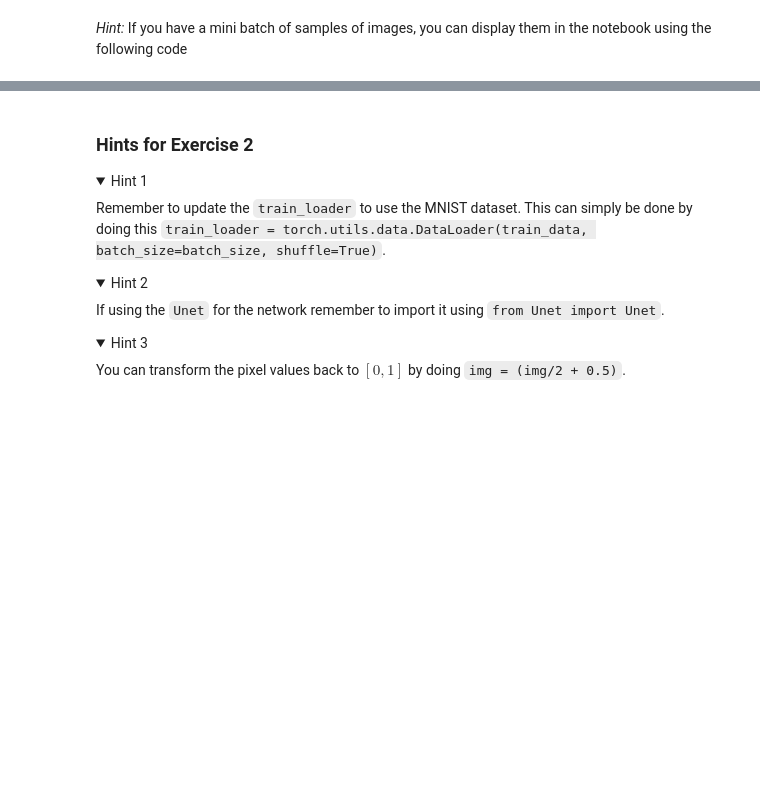
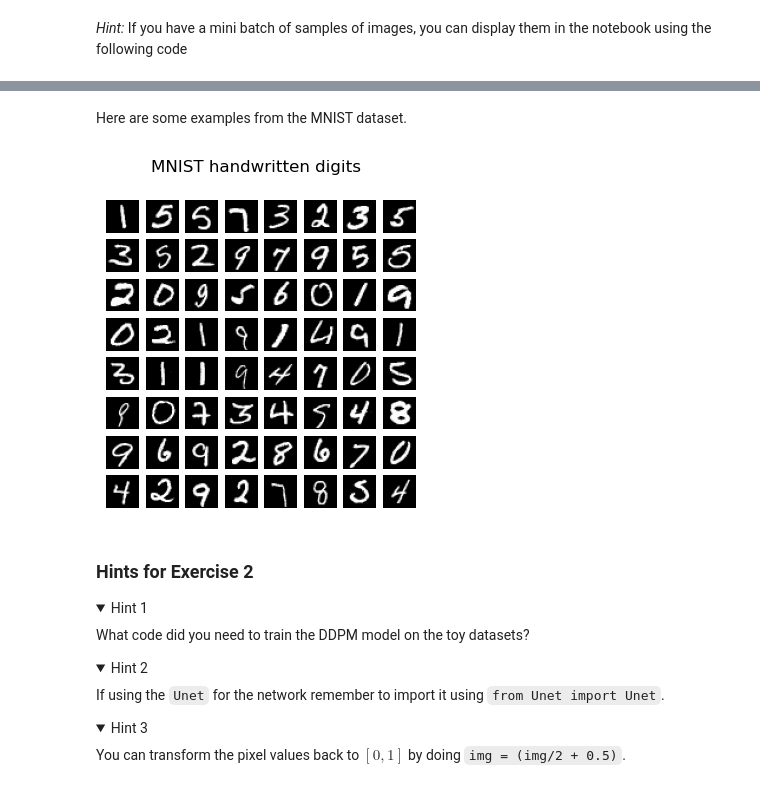
Before and after one commit to IsoformAnalysisGroup/Deep-Learning-with-PyTorch-1weekcourse, a Jupyter notebook: 5_Diffusion/5-DDPM.ipynb, the cells around one changed output, grey strips where cells are left out. Drawn from its saved outputs; the diff is of its cells as text; code cells hidden in the pictures; folded sections open; blank space fills up the shorter version.

Commit message:
Added a few more hints and plotted examples from MNIST

```diff
--- a/5_Diffusion/5-DDPM.ipynb
+++ b/5_Diffusion/5-DDPM.ipynb
@@ -400,11 +415,30 @@ display(image_pil)
+# %% [markdown]
+Here are some examples from the MNIST dataset.
+# %%
+# update the train_loader to use the new dataset
+batch_size = 64
+train_loader = torch.utils.data.DataLoader(train_data, batch_size=batch_size, shuffle=True)
+
+# # Load a batch of images into memory
+images, labels = next(iter(train_loader))
+
+#plot a few MNIST examples
+f, axarr = plt.subplots(8, 8, figsize=(4, 4))
+for i, ax in enumerate(axarr.flat):
+    ax.imshow(images[i].view(28, 28), cmap="binary_r")
+    ax.axis('off')
+
+plt.suptitle('MNIST handwritten digits')
+plt.show()
+# %% [output]
+[figure, added]
 # %% [markdown]
 ### Hints for Exercise 2
 
 <details>
 <summary>Hint 1</summary>
 
-Remember to update the `train_loader` to use the MNIST dataset. This can simply be done by doing this
-`train_loader = torch.utils.data.DataLoader(train_data, batch_size=batch_size, shuffle=True)`.
+What code did you need to train the DDPM model on the toy datasets?
 
 </details>
 
```
Also changed, not shown: parts of 5 cells of this notebook.
